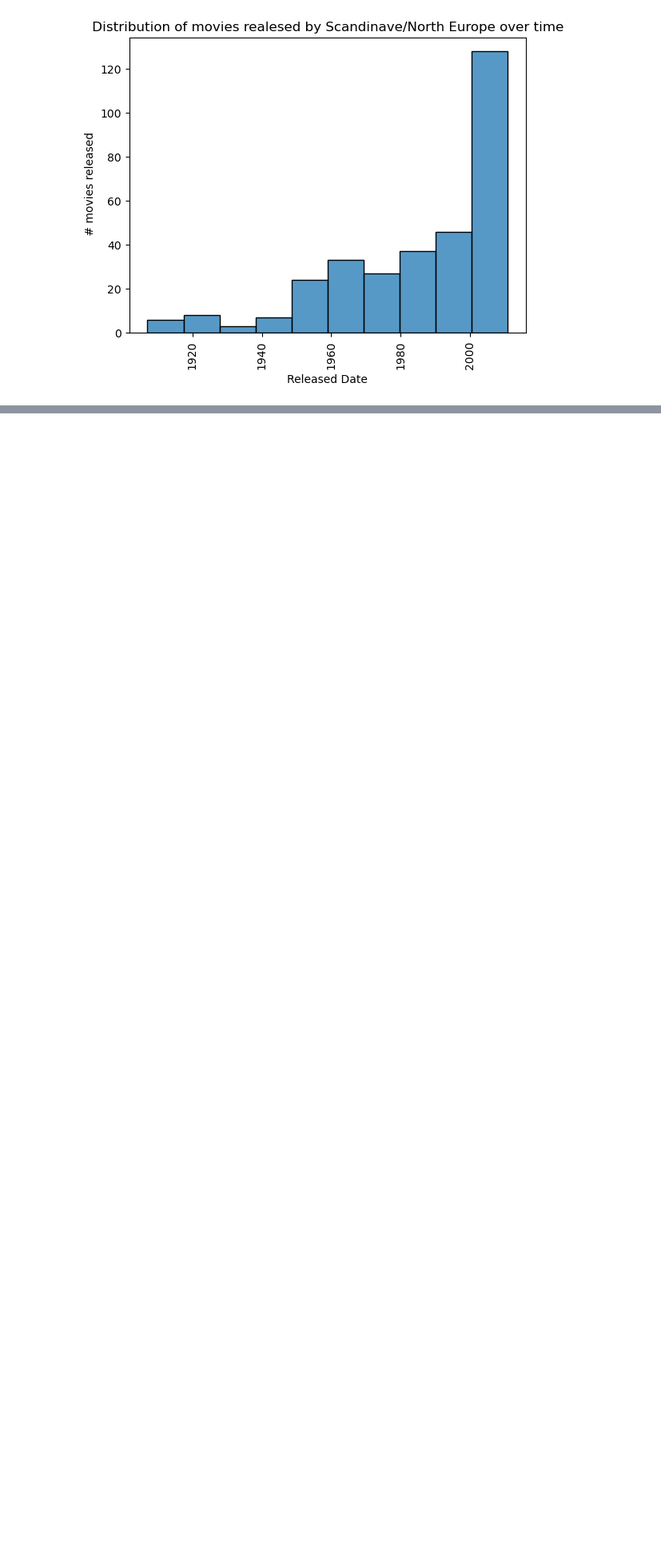
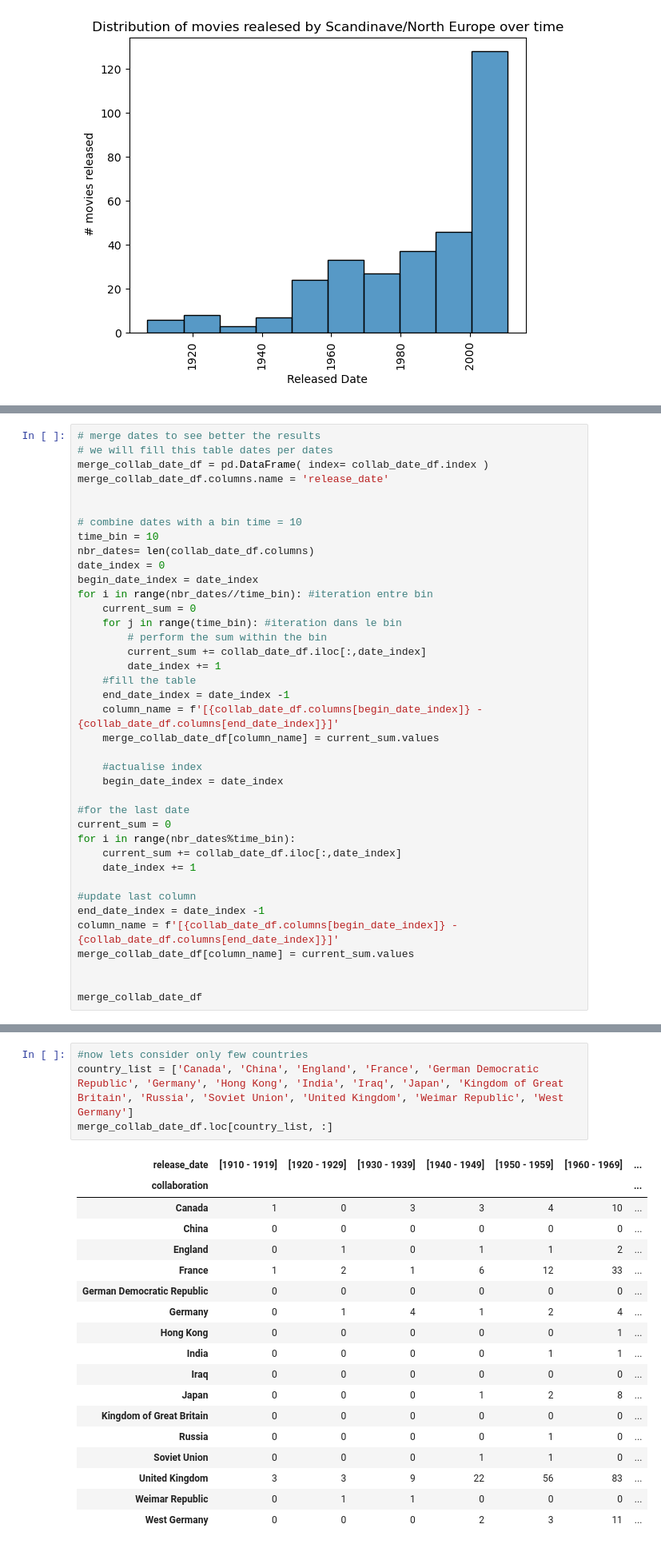
Before and after one commit to epfl-ada/ada-2024-project-spaghettisolution, a Jupyter notebook: src/data/data_wrangling.ipynb, the cells around one changed output, grey strips where cells are left out. Shown at 80% size. Cells and saved outputs as stored; diff of their text form; blank space fills up the shorter version.

```diff
--- a/src/data/data_wrangling.ipynb
+++ b/src/data/data_wrangling.ipynb
@@ -451,0 +556,39 @@ Text(0, 0.5, ' # movies released')
+# %%
+# merge dates to see better the results
+# we will fill this table dates per dates
+merge_collab_date_df = pd.DataFrame( index= collab_date_df.index )
+merge_collab_date_df.columns.name = 'release_date'
+
+
+# combine dates with a bin time = 10
+time_bin = 10
+nbr_dates= len(collab_date_df.columns)
+date_index = 0
+begin_date_index = date_index
+for i in range(nbr_dates//time_bin): #iteration entre bin
+    current_sum = 0
+    for j in range(time_bin): #iteration dans le bin
+        # perform the sum within the bin
+        current_sum += collab_date_df.iloc[:,date_index]
+        date_index += 1
+    #fill the table
+    end_date_index = date_index -1
+    column_name = f'[{collab_date_df.columns[begin_date_index]} - {collab_date_df.columns[end_date_index]}]'
+    merge_collab_date_df[column_name] = current_sum.values
+
+    #actualise index
+    begin_date_index = date_index
+
+#for the last date
+current_sum = 0
+for i in range(nbr_dates%time_bin):
+    current_sum += collab_date_df.iloc[:,date_index]
+    date_index += 1
+
+#update last column
+end_date_index = date_index -1
+column_name = f'[{collab_date_df.columns[begin_date_index]} - {collab_date_df.columns[end_date_index]}]'
+merge_collab_date_df[column_name] = current_sum.values
+
+
+merge_collab_date_df
@@ -451,0 +610,23 @@ Text(0, 0.5, ' # movies released')
+# %%
+#now lets consider only few countries
+country_list = ['Canada', 'China', 'England', 'France', 'German Democratic Republic', 'Germany', 'Hong Kong', 'India', 'Iraq', 'Japan', 'Kingdom of Great Britain', 'Russia', 'Soviet Union', 'United Kingdom', 'Weimar Republic', 'West Germany']
+merge_collab_date_df.loc[country_list, :]
+# %% [output]
+| release_date | [1910 - 1919] | [1920 - 1929] | [1930 - 1939] | [1940 - 1949] | [1950 - 1959] | [1960 - 1969] | ... |
+| collaboration |  |  |  |  |  |  | ... |
+| Canada | 1 | 0 | 3 | 3 | 4 | 10 | ... |
+| China | 0 | 0 | 0 | 0 | 0 | 0 | ... |
+| England | 0 | 1 | 0 | 1 | 1 | 2 | ... |
+| France | 1 | 2 | 1 | 6 | 12 | 33 | ... |
+| German Democratic Republic | 0 | 0 | 0 | 0 | 0 | 0 | ... |
+| Germany | 0 | 1 | 4 | 1 | 2 | 4 | ... |
+| Hong Kong | 0 | 0 | 0 | 0 | 0 | 1 | ... |
+| India | 0 | 0 | 0 | 0 | 1 | 1 | ... |
+| Iraq | 0 | 0 | 0 | 0 | 0 | 0 | ... |
+| Japan | 0 | 0 | 0 | 1 | 2 | 8 | ... |
+| Kingdom of Great Britain | 0 | 0 | 0 | 0 | 0 | 0 | ... |
+| Russia | 0 | 0 | 0 | 0 | 1 | 0 | ... |
+| Soviet Union | 0 | 0 | 0 | 1 | 1 | 0 | ... |
+| United Kingdom | 3 | 3 | 9 | 22 | 56 | 83 | ... |
+| Weimar Republic | 0 | 1 | 1 | 0 | 0 | 0 | ... |
+| West Germany | 0 | 0 | 0 | 2 | 3 | 11 | ... |
```
Also changed, not shown: parts of 9 cells of this notebook, 1 other file.
